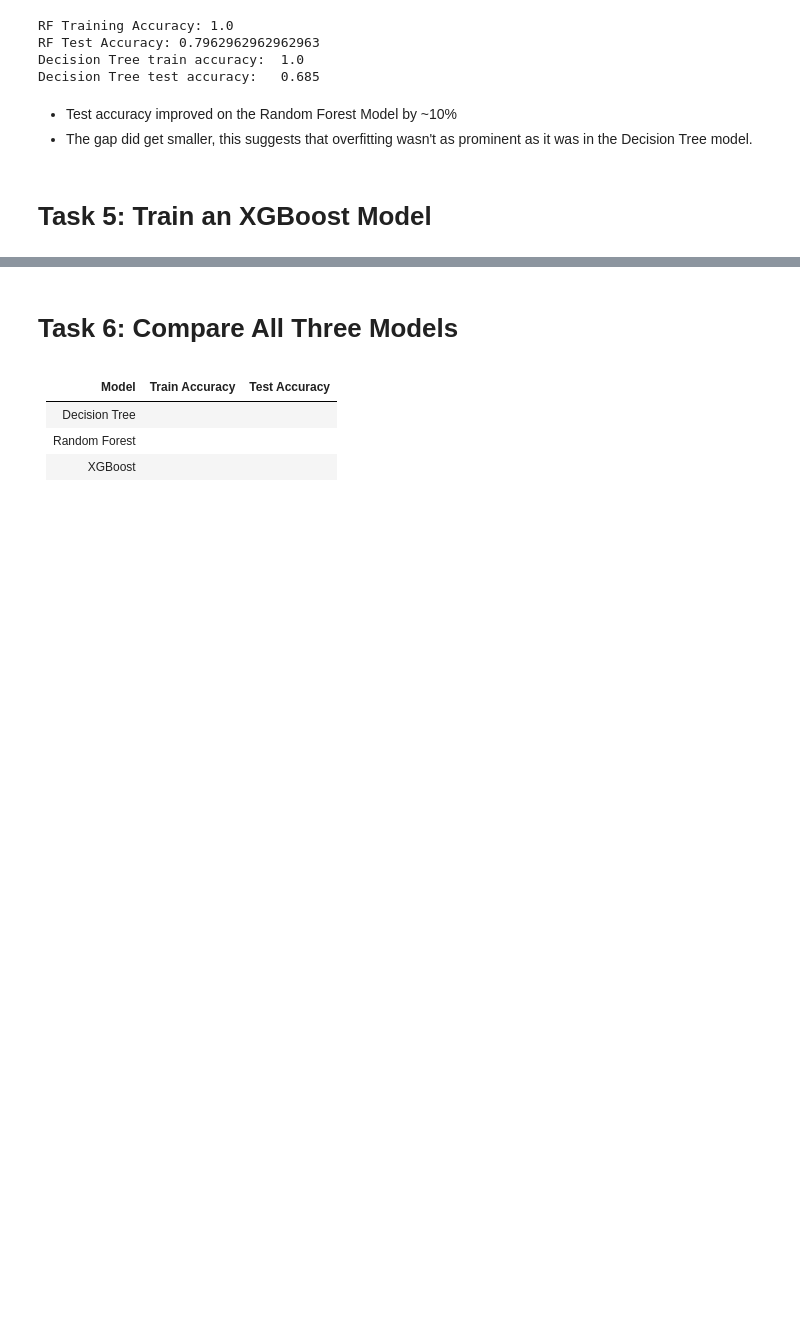
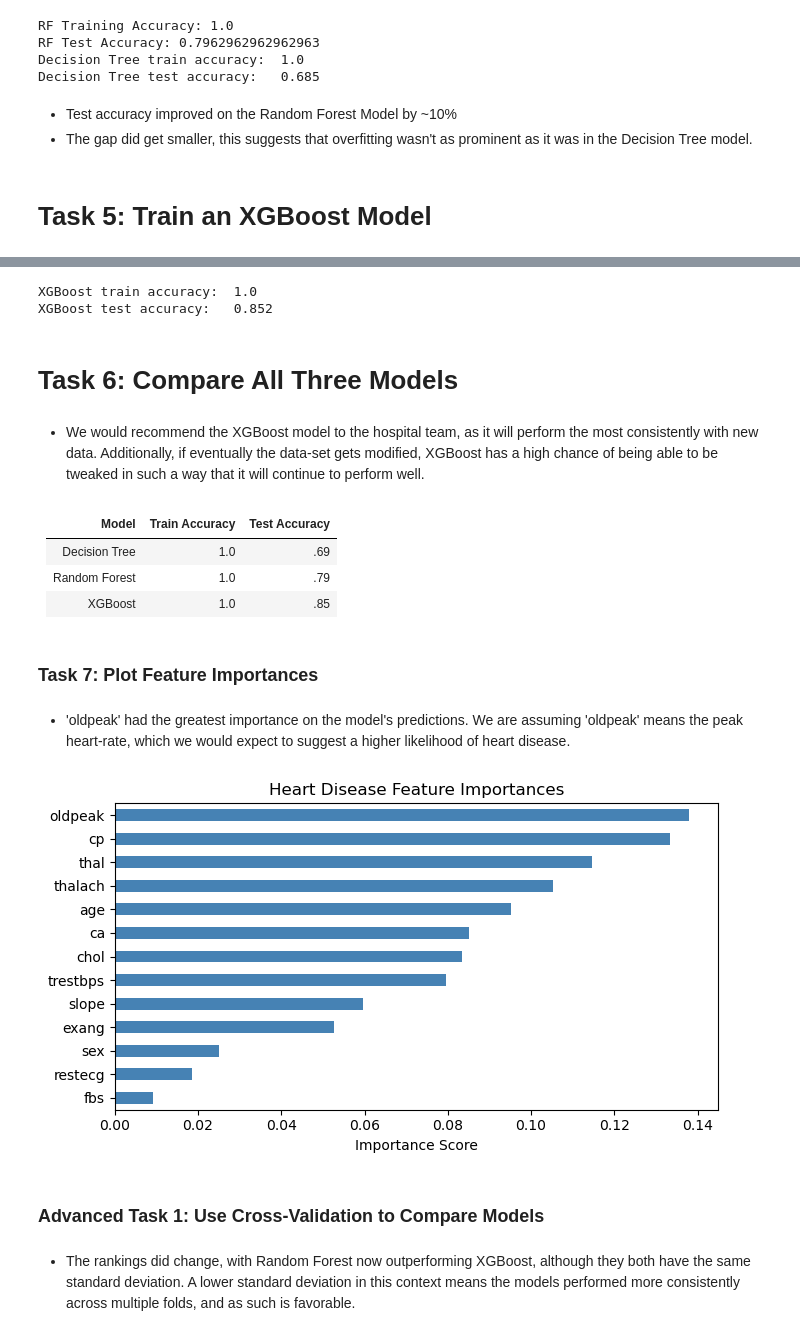
Before and after one commit to AndrewGriffith328/committee_of_trees, a Jupyter notebook: assg.ipynb, the cells around one changed output, grey strips where cells are left out. Drawn from its saved outputs; the diff is of its cells as text; code cells hidden in the pictures; blank space fills up the shorter version.

```diff
--- a/assg.ipynb
+++ b/assg.ipynb
@@ -110,8 +112,47 @@ Decision Tree test accuracy:   0.685
+# %%
+from xgboost import XGBClassifier
+xgb = XGBClassifier(
+    n_estimators=100,
+    learning_rate=.1,
+    random_state=42,
+    eval_metric="logloss"
+)
+xgb.fit(X_train, y_train)
+xgb_train_acc = accuracy_score(y_train, xgb.predict(X_train))
+xgb_test_acc = accuracy_score(y_test, xgb.predict(X_test))
+print("XGBoost train accuracy: ", round(xgb_train_acc,3))
+print("XGBoost test accuracy:  ", round(xgb_test_acc, 3))
+# %% [output]
+XGBoost train accuracy:  1.0
+XGBoost test accuracy:   0.852
 # %% [markdown]
 # Task 6: Compare All Three Models
+# %% [markdown]
+- We would recommend the XGBoost model to the hospital team, as it will perform the most consistently with new data. Additionally, if eventually the data-set gets modified, XGBoost has a high chance of being able to be tweaked in such a way that it will continue to perform well.
 # %% [markdown]
 | Model           | Train Accuracy | Test Accuracy |
 |-----------------|----------------|---------------|
-| Decision Tree   |                |               |
-| Random Forest   |                |               |
-| XGBoost         |                |               |
+| Decision Tree   |1.0             |.69            |
+| Random Forest   |1.0             |.79            |
+| XGBoost         |1.0             |.85            |
+# %% [markdown]
+### Task 7: Plot Feature Importances
+# %% [markdown]
+- 'oldpeak' had the greatest importance on the model's predictions. We are assuming 'oldpeak' means the peak heart-rate, which we would expect to suggest a higher likelihood of heart disease.
+# %%
+importances = pd.Series(rf.feature_importances_, index=feature_names)
+importances = importances.sort_values(ascending=True)
+
+# Plot
+fig, ax = plt.subplots(figsize=(7, 4))
+importances.plot(kind="barh", ax=ax, color="steelblue")
+ax.set_xlabel("Importance Score")
+ax.set_title("Heart Disease Feature Importances")
+plt.tight_layout()
+plt.show()
+# %% [output]
+[figure, added]
+# %% [markdown]
+### Advanced Task 1: Use Cross-Validation to Compare Models
+# %% [markdown]
+- The rankings did change, with Random Forest now outperforming XGBoost, although they both have the same standard deviation. A lower standard deviation in this context means the models performed more consistently across multiple folds, and as such is favorable.
```
Also changed, not shown: parts of 9 cells of this notebook.
